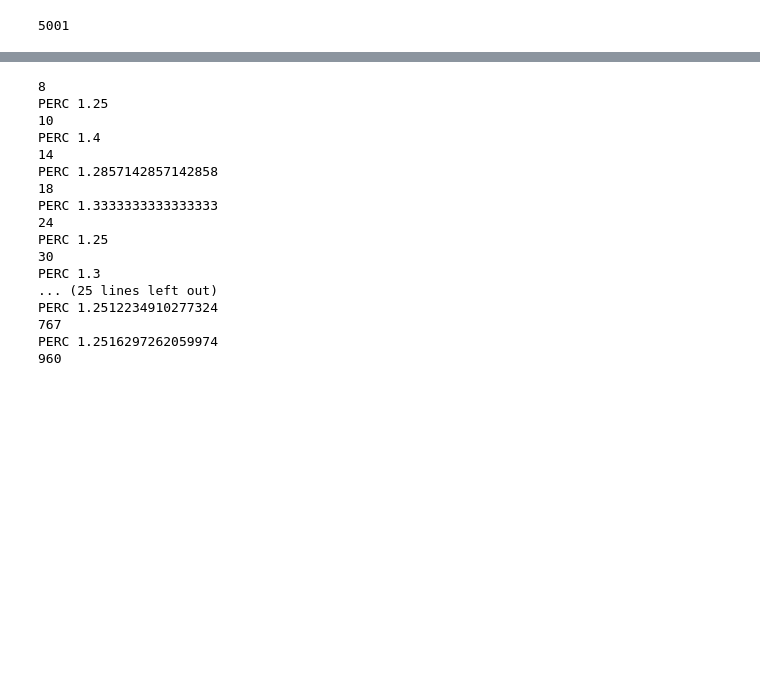
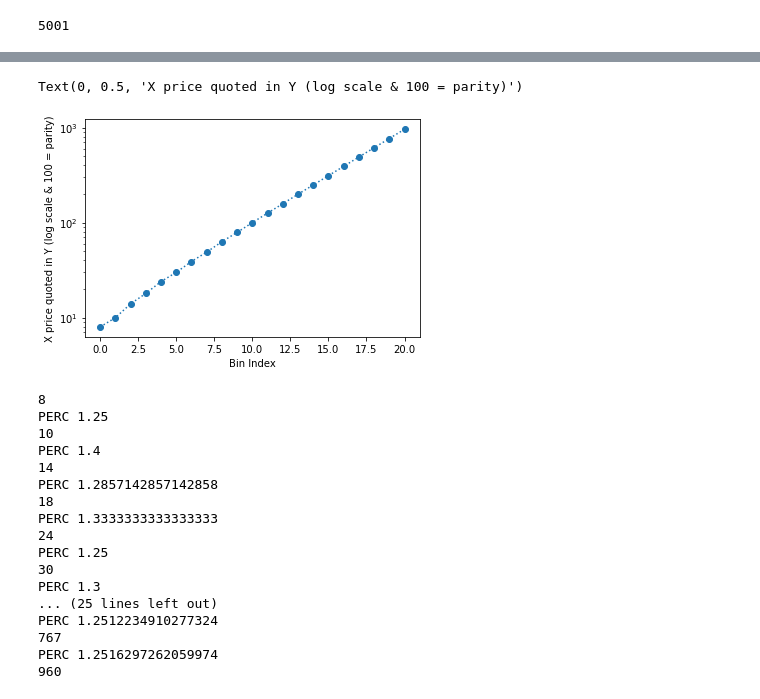
Before and after one commit to jat9292/fhe-cfmm, a Jupyter notebook: CLMM_Bin_Math.ipynb, the cells around one changed output, grey strips where cells are left out. Cells and saved outputs as stored; diff of their text form; code cells hidden in the pictures; blank space fills up the shorter version.

```diff
--- a/CLMM_Bin_Math.ipynb
+++ b/CLMM_Bin_Math.ipynb
@@ -136,3 +171,12 @@ balBPair  318624n
+# %%
+from matplotlib import pyplot as plt
+plt.plot(Lnew,'o', linestyle=':')
+plt.yscale('log')
+plt.xlabel("Bin Index")
+plt.ylabel("X price quoted in Y (log scale & 100 = parity)")
+# %% [output]
+Text(0, 0.5, 'X price quoted in Y (log scale & 100 = parity)')
+[figure, added]
 # %%
 for binIndex in range(21):
     new =  int(  ((100*(5**binIndex))//(4**binIndex)) // ( (5**10)//(4**10) ) -3 )
```
Also changed, not shown: parts of 2 cells of this notebook, 1 other file.
